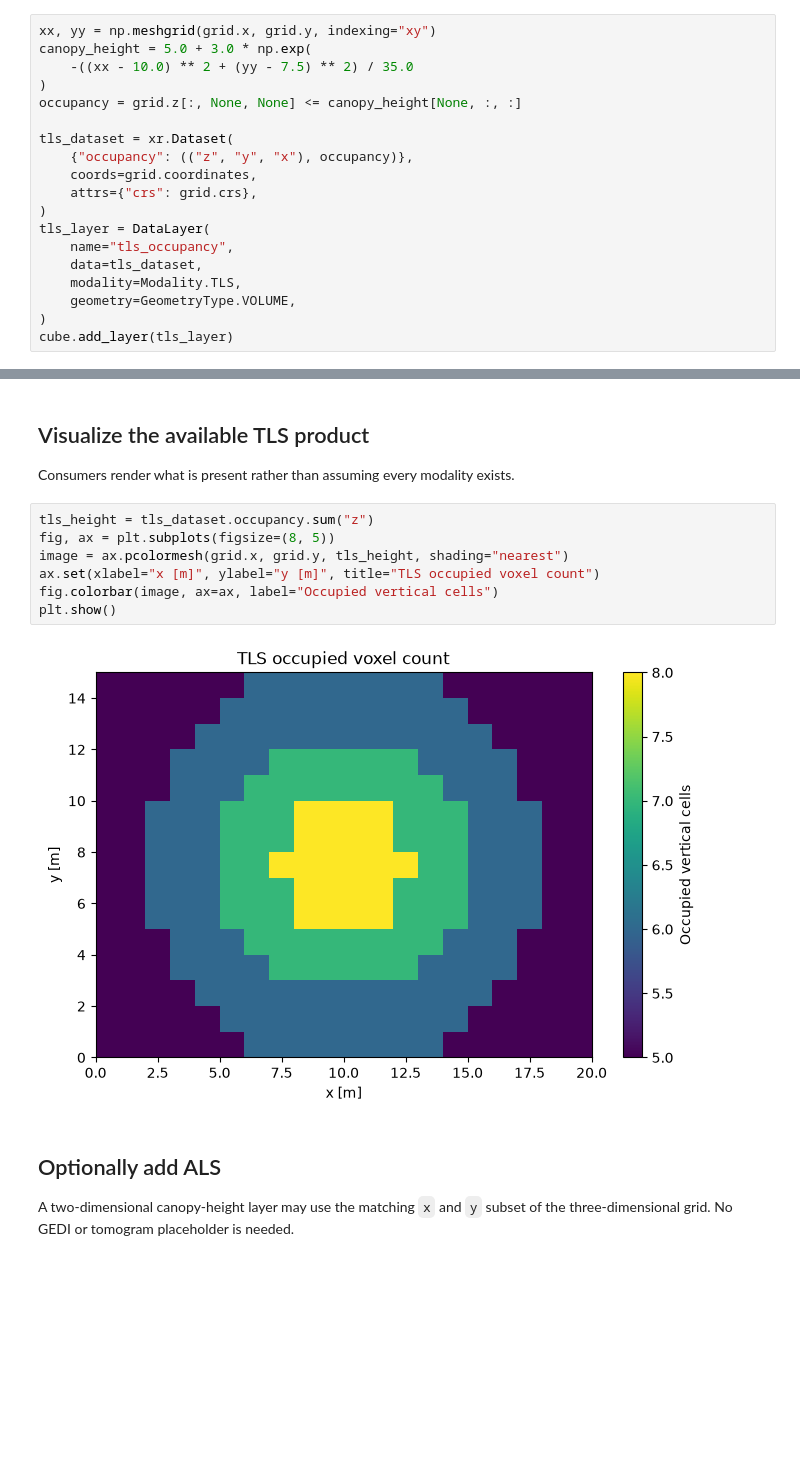
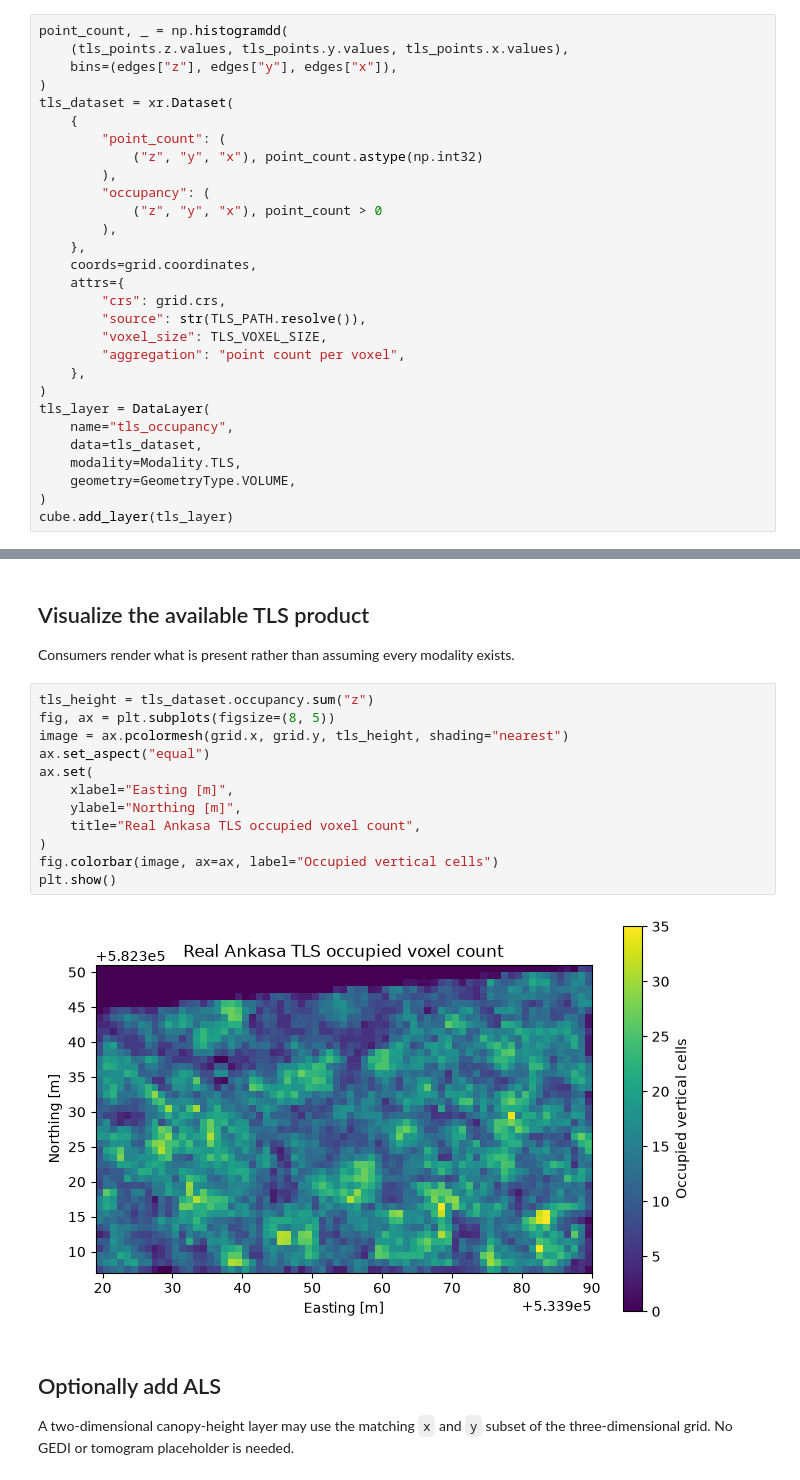
Before and after one commit to BioPAL/biomass-hackathon-2026, a Jupyter notebook: topics/04-3D-TOMO-CANOPY-VISUALIZER/tomo-canopy/examples/data_interface.ipynb, the cells around one changed output, grey strips where cells are left out. Drawn from its saved outputs; the diff is of its cells as text; blank space fills up the shorter version.

```diff
--- a/topics/04-3D-TOMO-CANOPY-VISUALIZER/tomo-canopy/examples/data_interface.ipynb
+++ b/topics/04-3D-TOMO-CANOPY-VISUALIZER/tomo-canopy/examples/data_interface.ipynb
@@ -49,14 +88,24 @@ Here `tls_occupancy` stands in for a product that will eventually be produced by
 # %%
-xx, yy = np.meshgrid(grid.x, grid.y, indexing="xy")
-canopy_height = 5.0 + 3.0 * np.exp(
-    -((xx - 10.0) ** 2 + (yy - 7.5) ** 2) / 35.0
+point_count, _ = np.histogramdd(
+    (tls_points.z.values, tls_points.y.values, tls_points.x.values),
+    bins=(edges["z"], edges["y"], edges["x"]),
 )
-occupancy = grid.z[:, None, None] <= canopy_height[None, :, :]
-
 tls_dataset = xr.Dataset(
-    {"occupancy": (("z", "y", "x"), occupancy)},
+    {
+        "point_count": (
+            ("z", "y", "x"), point_count.astype(np.int32)
+        ),
+        "occupancy": (
+            ("z", "y", "x"), point_count > 0
+        ),
+    },
     coords=grid.coordinates,
-    attrs={"crs": grid.crs},
+    attrs={
+        "crs": grid.crs,
+        "source": str(TLS_PATH.resolve()),
+        "voxel_size": TLS_VOXEL_SIZE,
+        "aggregation": "point count per voxel",
+    },
 )
 tls_layer = DataLayer(
     name="tls_occupancy",
@@ -82,12 +131,17 @@ Consumers render what is present rather than assuming every modality exists.
 # %%
 tls_height = tls_dataset.occupancy.sum("z")
 fig, ax = plt.subplots(figsize=(8, 5))
 image = ax.pcolormesh(grid.x, grid.y, tls_height, shading="nearest")
-ax.set(xlabel="x [m]", ylabel="y [m]", title="TLS occupied voxel count")
+ax.set_aspect("equal")
+ax.set(
+    xlabel="Easting [m]",
+    ylabel="Northing [m]",
+    title="Real Ankasa TLS occupied voxel count",
+)
 fig.colorbar(image, ax=ax, label="Occupied vertical cells")
 plt.show()
 # %% [output]
-[figure, old version]
+[figure, new version]
 # %% [markdown]
 ## Optionally add ALS
 
```
Also changed, not shown: parts of 16 cells of this notebook, 7 other files.
